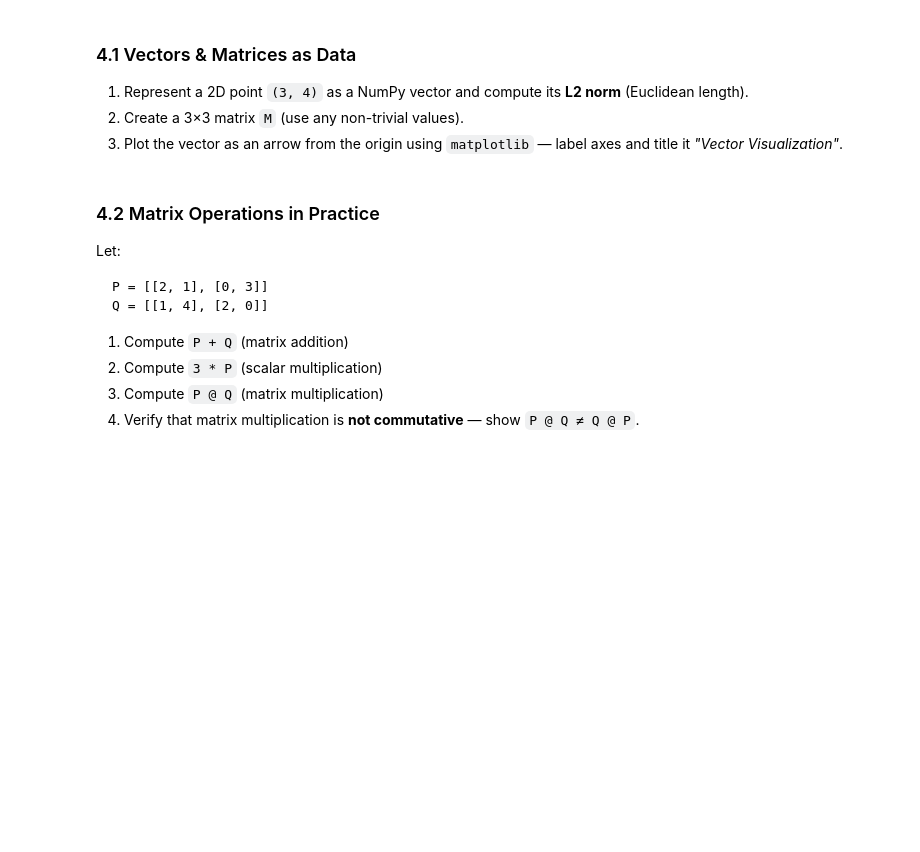
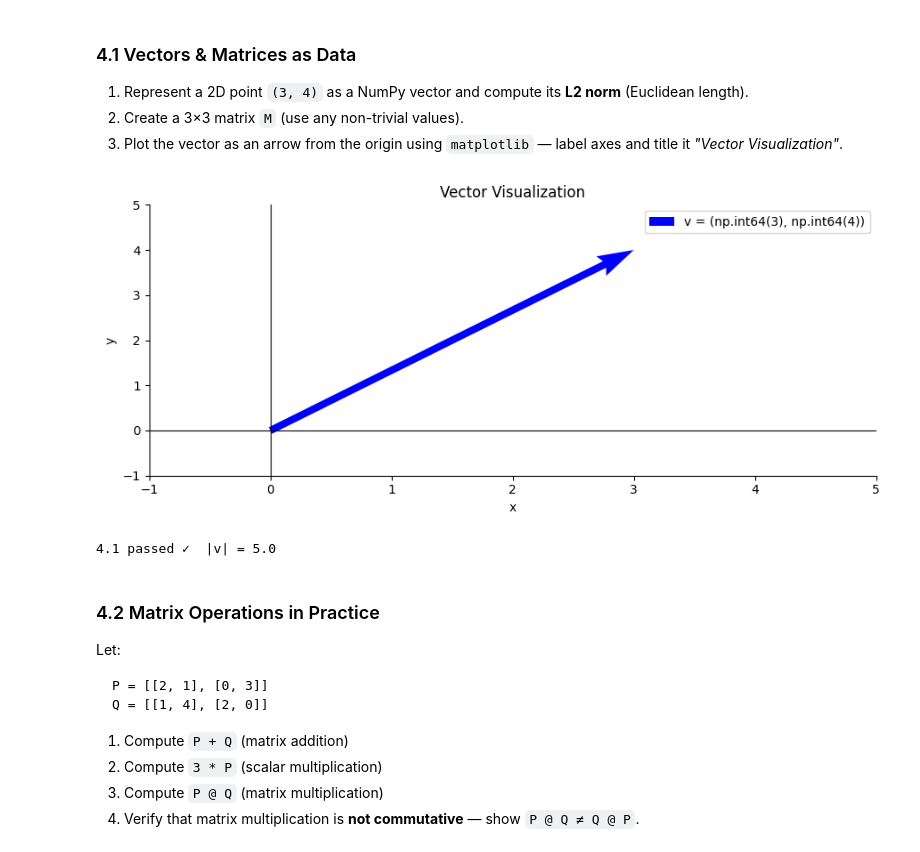
Before and after one commit to divyansharrma10/CEI_Assignments_Divyansh_Sharma_PIET, a Jupyter notebook: week1_Divyansh_Sharma_PIET.ipynb, the cells around one changed output. Saved outputs shown, nothing was run; the diff lists cells and outputs as text; code cells hidden in the pictures; blank space fills up the shorter version.

Commit message:
Section 4.1 passed

```diff
--- a/week1_Divyansh_Sharma_PIET.ipynb
+++ b/week1_Divyansh_Sharma_PIET.ipynb
@@ -377,22 +377,30 @@ dtype: int64
 3. Plot the vector as an arrow from the origin using `matplotlib` — label axes and title it *"Vector Visualization"*.
 # %%
 v = np.array([3, 4])
-norm_v = None  # YOUR CODE HERE — use np.linalg.norm
 
-M = None  # YOUR CODE HERE — any 3x3 matrix
+norm_v = np.linalg.norm(v)
+
+M = np.array([[1,2,3],
+              [4,5,6],
+              [7,8,9]])
 
 # Plot
 fig, ax = plt.subplots()
-# YOUR CODE HERE — ax.quiver or ax.annotate to draw the vector arrow
+ax.quiver(0, 0, v[0], v[1], angles='xy', scale_units='xy',
+          scale=1, color='blue', width=0.01, label=f'v = {tuple(v)}')
 ax.set_xlim(-1, 5); ax.set_ylim(-1, 5)
 ax.set_xlabel('x'); ax.set_ylabel('y')
 ax.set_title('Vector Visualization')
 ax.axhline(0, color='k', lw=0.8); ax.axvline(0, color='k', lw=0.8)
+plt.legend()
 plt.tight_layout(); plt.show()
 
 assert abs(norm_v - 5.0) < 1e-9
 assert M.shape == (3, 3)
 print(f"4.1 passed ✓  |v| = {norm_v}")
+# %% [output]
+[figure, added]
+4.1 passed ✓  |v| = 5.0
 # %% [markdown]
 ### 4.2 Matrix Operations in Practice
 
```
